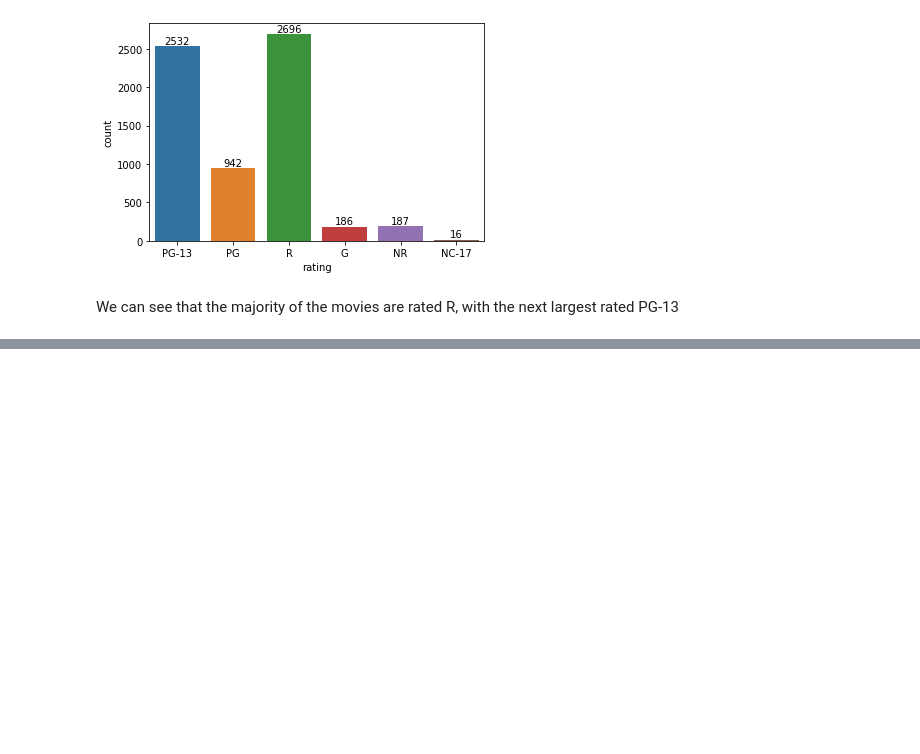
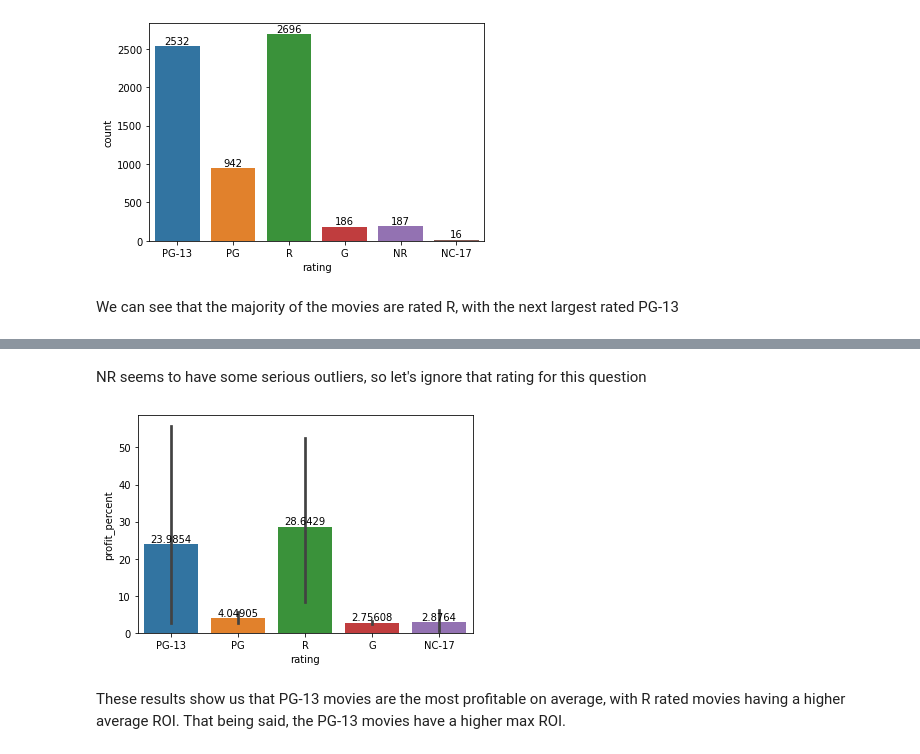
Before and after one commit to SeraphDev6/Movie_Success_Analysis, a Jupyter notebook: 03 Movie_success_EDA.ipynb, the cells around one changed output, grey strips where cells are left out. Saved outputs shown, nothing was run; the diff lists cells and outputs as text; code cells hidden in the pictures; blank space fills up the shorter version.

```diff
--- a/03 Movie_success_EDA.ipynb
+++ b/03 Movie_success_EDA.ipynb
@@ -81,0 +143,10 @@ ax.bar_label(ax.containers[0]);
+# %% [markdown]
+NR seems to have some serious outliers, so let's ignore that rating for this question
+# %%
+ax = sns.barplot(data = df2[df2["rating"]!="NR"], x="rating", y = "profit_percent")
+plt.ticklabel_format(style='plain', axis='y')
+ax.bar_label(ax.containers[0]);
+# %% [output]
+[figure, added]
+# %% [markdown]
+These results show us that PG-13 movies are the most profitable on average, with R rated movies having a higher average ROI. That being said, the PG-13 movies have a higher max ROI.
```
Also changed, not shown: parts of 12 cells of this notebook.
